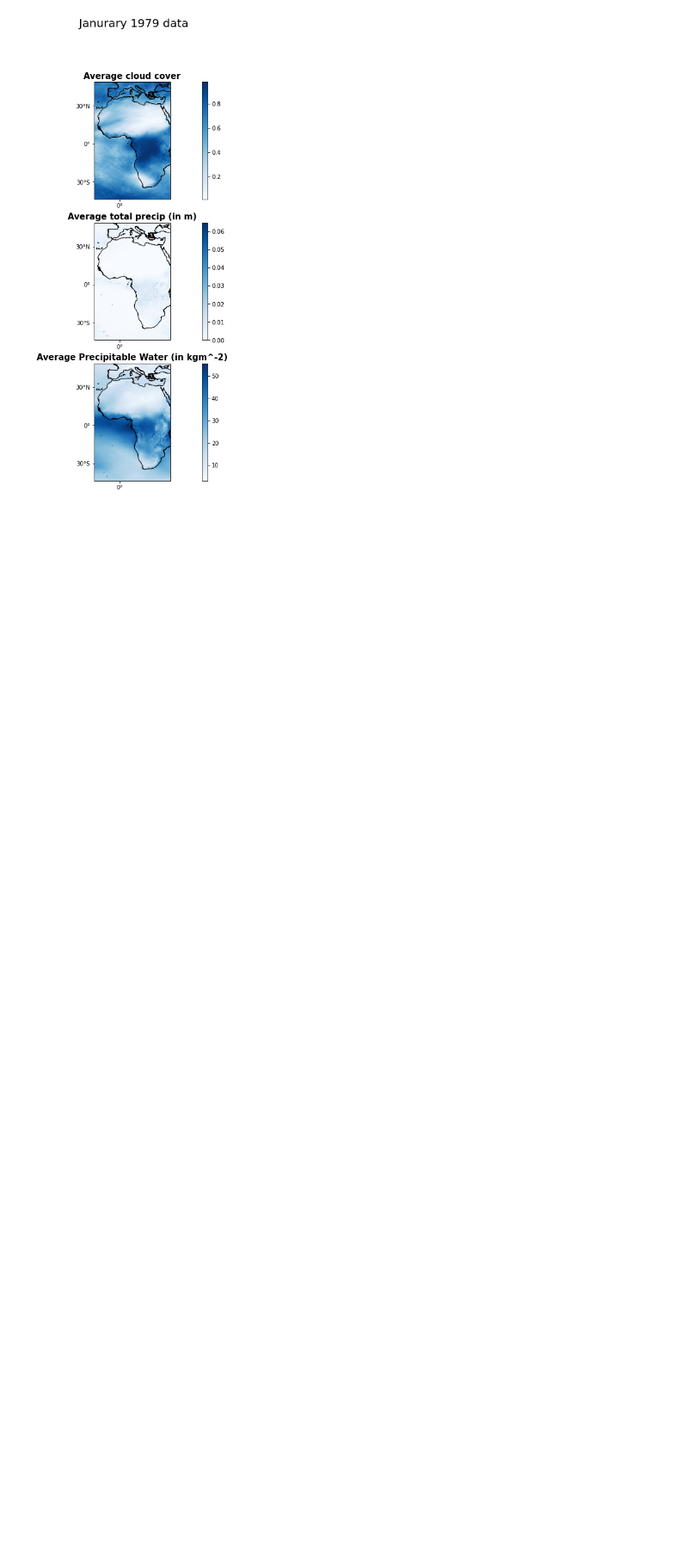
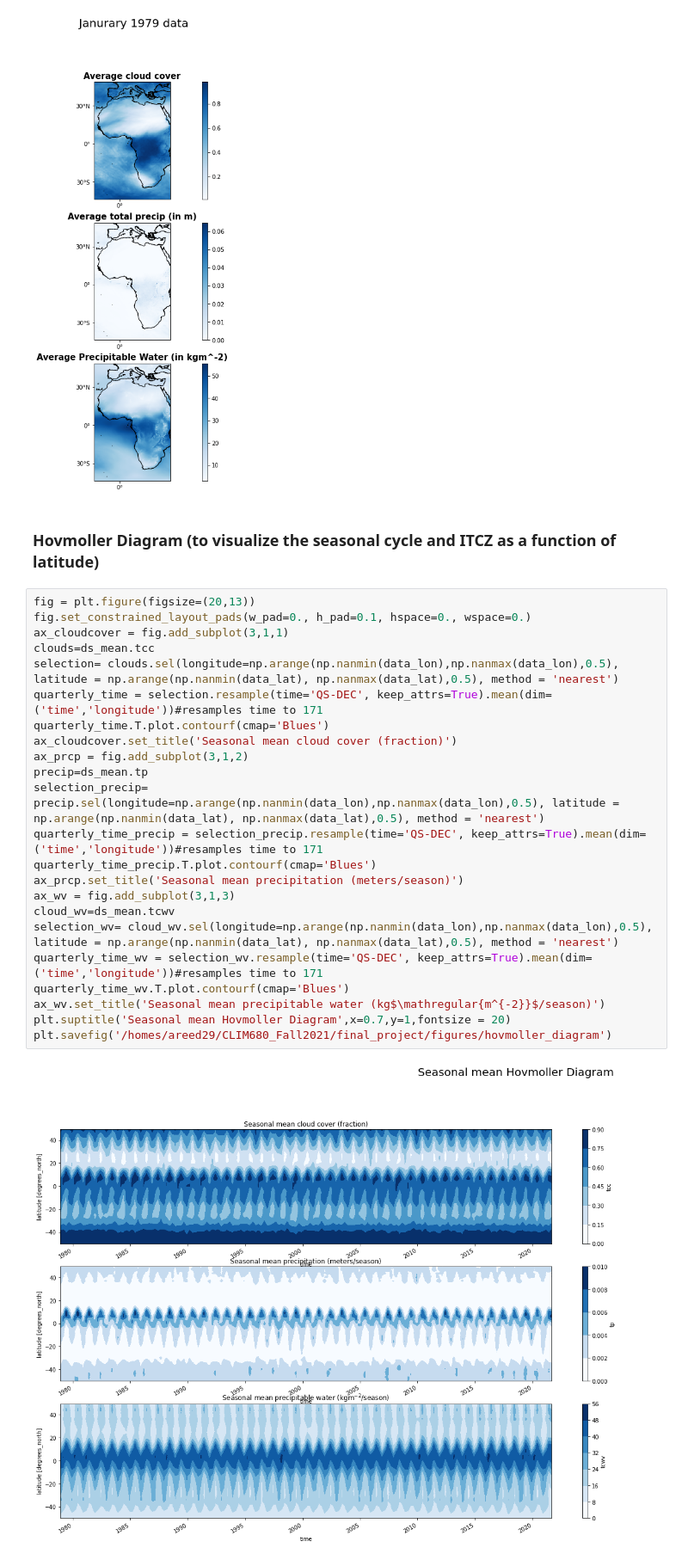
Before and after one commit to areed29/CLIM680_project, a Jupyter notebook: Contourplot_firsttime_assignment1.ipynb, the cells around one changed output. Shown at 86% size. Cells and saved outputs as stored; diff of their text form; blank space fills up the shorter version.

```diff
--- a/Contourplot_firsttime_assignment1.ipynb
+++ b/Contourplot_firsttime_assignment1.ipynb
@@ -90,3 +90,30 @@ plt.suptitle('Janurary 1979 data',x=0.7,y=1,fontsize = 20)
 plt.savefig('/homes/areed29/CLIM680_Fall2021/final_project/figures/Jan1979_plots')
 # %% [output]
 [figure]
+# %% [markdown]
+### Hovmoller Diagram (to visualize the seasonal cycle and ITCZ as a function of latitude)
+# %%
+fig = plt.figure(figsize=(20,13))
+fig.set_constrained_layout_pads(w_pad=0., h_pad=0.1, hspace=0., wspace=0.)
+ax_cloudcover = fig.add_subplot(3,1,1)
+clouds=ds_mean.tcc
+selection= clouds.sel(longitude=np.arange(np.nanmin(data_lon),np.nanmax(data_lon),0.5), latitude = np.arange(np.nanmin(data_lat), np.nanmax(data_lat),0.5), method = 'nearest')
+quarterly_time = selection.resample(time='QS-DEC', keep_attrs=True).mean(dim=('time','longitude'))#resamples time to 171
+quarterly_time.T.plot.contourf(cmap='Blues')
+ax_cloudcover.set_title('Seasonal mean cloud cover (fraction)')
+ax_prcp = fig.add_subplot(3,1,2)
+precip=ds_mean.tp
+selection_precip= precip.sel(longitude=np.arange(np.nanmin(data_lon),np.nanmax(data_lon),0.5), latitude = np.arange(np.nanmin(data_lat), np.nanmax(data_lat),0.5), method = 'nearest')
+quarterly_time_precip = selection_precip.resample(time='QS-DEC', keep_attrs=True).mean(dim=('time','longitude'))#resamples time to 171
+quarterly_time_precip.T.plot.contourf(cmap='Blues')
+ax_prcp.set_title('Seasonal mean precipitation (meters/season)')
+ax_wv = fig.add_subplot(3,1,3)
+cloud_wv=ds_mean.tcwv
+selection_wv= cloud_wv.sel(longitude=np.arange(np.nanmin(data_lon),np.nanmax(data_lon),0.5), latitude = np.arange(np.nanmin(data_lat), np.nanmax(data_lat),0.5), method = 'nearest')
+quarterly_time_wv = selection_wv.resample(time='QS-DEC', keep_attrs=True).mean(dim=('time','longitude'))#resamples time to 171
+quarterly_time_wv.T.plot.contourf(cmap='Blues')
+ax_wv.set_title('Seasonal mean precipitable water (kg$\mathregular{m^{-2}}$/season)')
+plt.suptitle('Seasonal mean Hovmoller Diagram',x=0.7,y=1,fontsize = 20)
+plt.savefig('/homes/areed29/CLIM680_Fall2021/final_project/figures/hovmoller_diagram')
+# %% [output]
+[figure, added]
```
Also changed, not shown: 4 other files.
